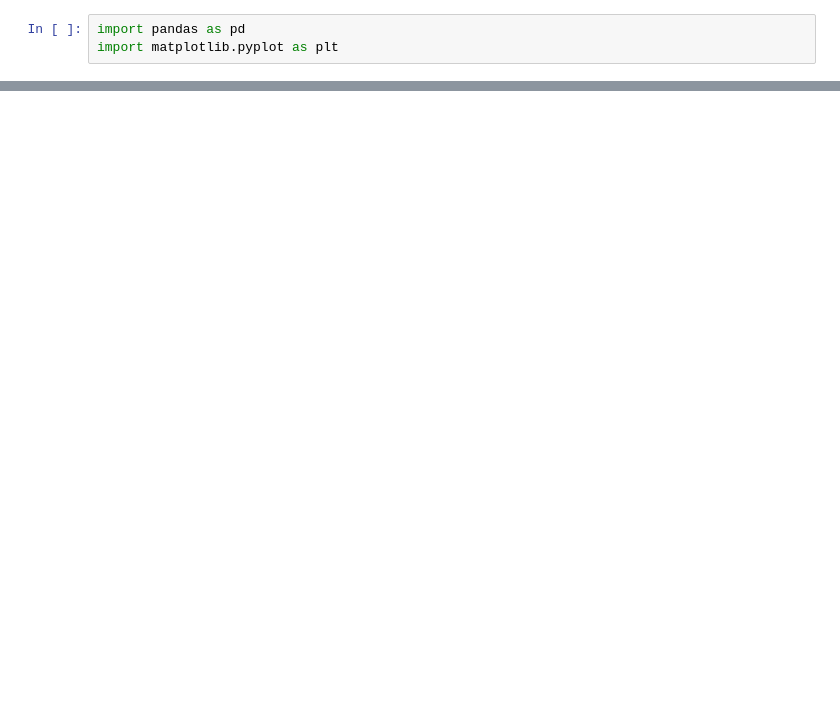
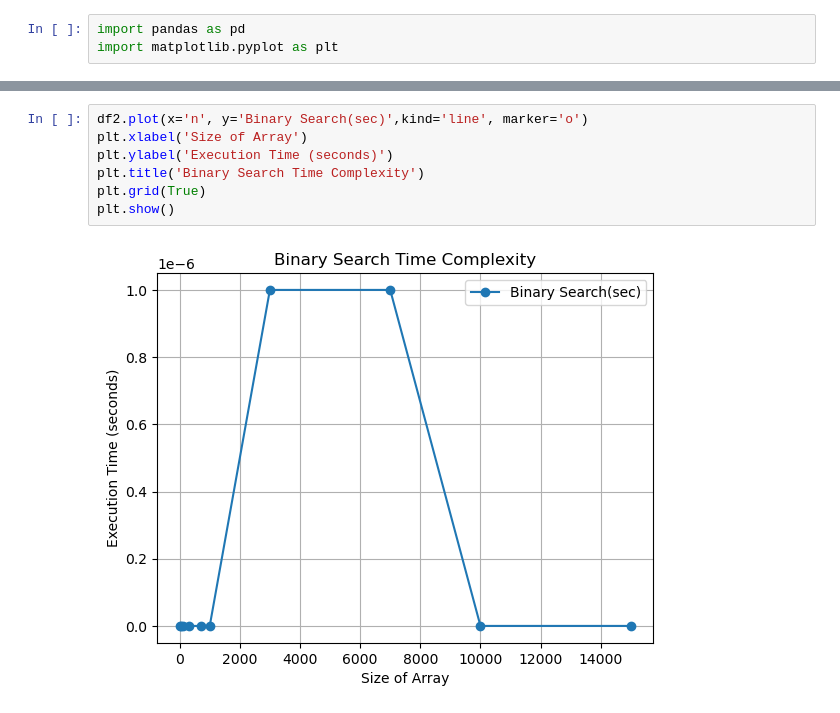
Before and after one commit to lakshaybansal013-gif/ADA_Projects_File, a Jupyter notebook: searching_graphs.ipynb, the cells around one changed output, grey strips where cells are left out. Saved outputs shown, nothing was run; the diff lists cells and outputs as text; blank space fills up the shorter version.

```diff
--- a/searching_graphs.ipynb
+++ b/searching_graphs.ipynb
@@ -54,0 +43,9 @@ plt.show()
+# %%
+df2.plot(x='n', y='Binary Search(sec)',kind='line', marker='o')
+plt.xlabel('Size of Array')
+plt.ylabel('Execution Time (seconds)')
+plt.title('Binary Search Time Complexity')
+plt.grid(True)
+plt.show()
+# %% [output]
+[figure, added]
```
Also changed, not shown: parts of 3 cells of this notebook, 6 other files.
